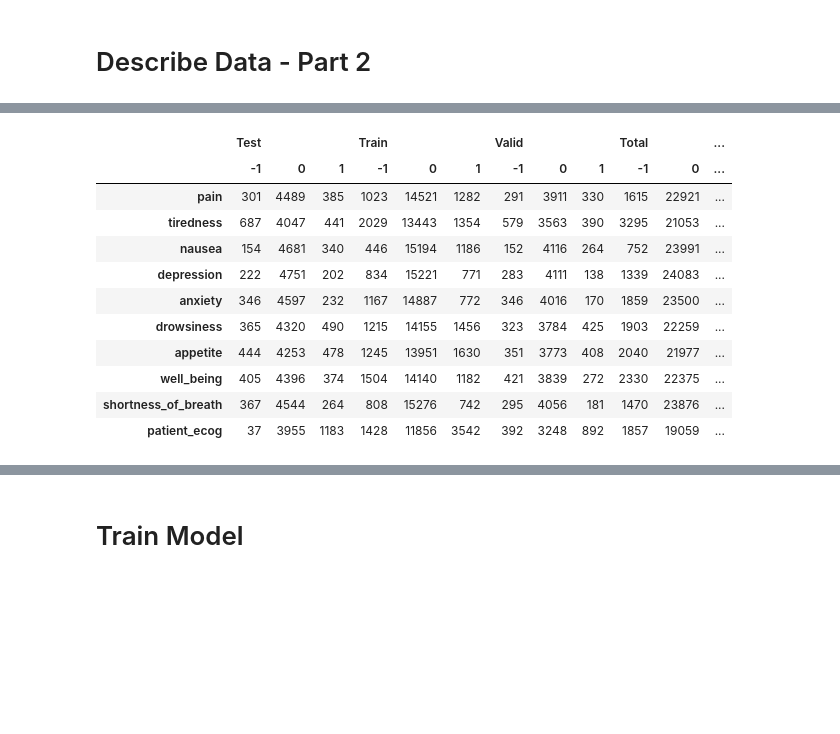
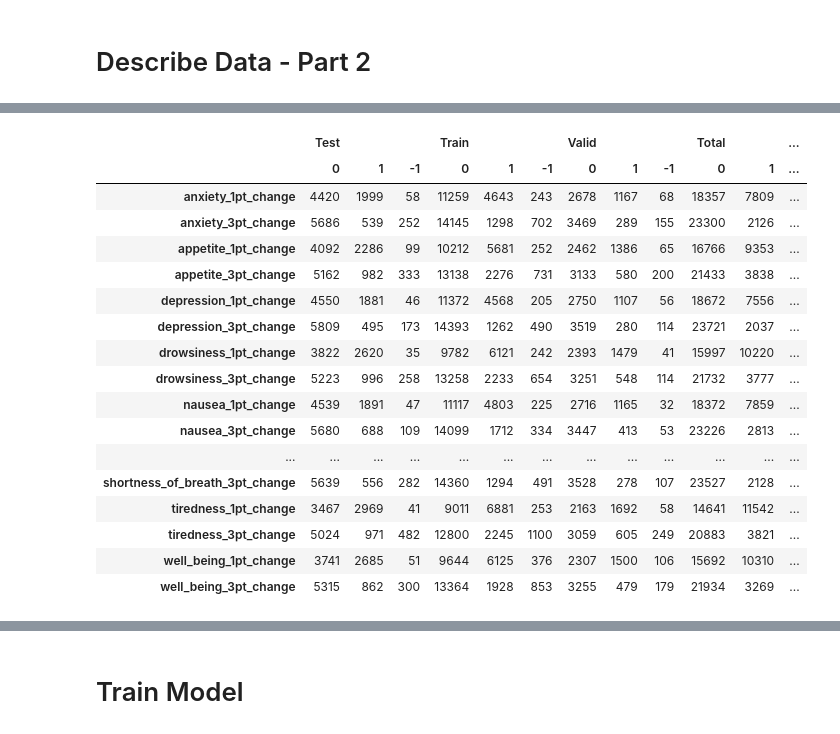
Before and after one commit to ml4oncology/PredUCE, a Jupyter notebook: notebooks/Symptom.ipynb, the cells around one changed output, grey strips where cells are left out. Drawn from its saved outputs; the diff is of its cells as text; code cells hidden in the pictures; blank space fills up the shorter version.

Commit message:
included ED visit target

```diff
--- a/notebooks/Symptom.ipynb
+++ b/notebooks/Symptom.ipynb
@@ -55,5 +66,5 @@ df = convert_to_binary_symptom_labels(df)
 # %%
-# Filter out sessions without any labels
+# filter out sessions without any labels
 target_cols = 'target_' + pd.Index(symp_cols) + '_change'
-df = drop_samples_with_no_targets(df, target_cols, missing_val=-1)
+df = drop_samples_with_no_targets(df, target_cols)
 # %% [output]
@@ -65,0 +77,3 @@ df = drop_samples_outside_study_date(df)
+# %%
+# drop drug features that were never used
+df = drop_unused_drug_features(df)
@@ -97,7 +114,8 @@ get_nmissing(df)
 df = fill_missing_data(df)
 
 # drop features with high missingness
-df = drop_highly_missing_features(df, missing_thresh=80)
+keep_cols = df.columns[df.columns.str.contains('target_')]
+df = drop_highly_missing_features(df, missing_thresh=75, keep_cols=keep_cols)
 
 # create missingness features
 df = get_missingness_features(df)
@@ -111,6 +129,6 @@ df = collapse_rare_categories(df, catcols=['cancer_site', 'morphology'])
 # %%
-X, Y, metainfo = symptom_prep_pipeline(df)
+X, Y, metainfo = symptom_prep_pipeline(df, split_date='2017-10-01', target_pt_increases=target_pt_increases)
 # clean up Y
-Y = Y[[col for col in Y.columns if col.endswith('change')]]
-for substr in ['target_', 'esas_', '_change']: Y.columns = Y.columns.str.replace(substr, '')
+Y = Y[[col for col in Y.columns if col.endswith('pt_change')]]
+for substr in ['target_', 'esas_']: Y.columns = Y.columns.str.replace(substr, '')
 # %% [output]
@@ -161,18 +181,24 @@ Number of patients   794   1949    488   3231
 # UNIT TESTING
 assert not X.isnull().any().any()
 # %%
-get_label_distribution(Y, metainfo, with_respect_to='sessions')
+get_label_distribution(Y, metainfo, with_respect_to='sessions').sort_index()
 # %% [output]
 |  | Test |  |  | Train |  |  | Valid |  |  | Total |  | ... |
-|  | -1 | 0 | 1 | -1 | 0 | 1 | -1 | 0 | 1 | -1 | 0 | ... |
-| pain | 301 | 4489 | 385 | 1023 | 14521 | 1282 | 291 | 3911 | 330 | 1615 | 22921 | ... |
-| tiredness | 687 | 4047 | 441 | 2029 | 13443 | 1354 | 579 | 3563 | 390 | 3295 | 21053 | ... |
-| nausea | 154 | 4681 | 340 | 446 | 15194 | 1186 | 152 | 4116 | 264 | 752 | 23991 | ... |
-| depression | 222 | 4751 | 202 | 834 | 15221 | 771 | 283 | 4111 | 138 | 1339 | 24083 | ... |
-| anxiety | 346 | 4597 | 232 | 1167 | 14887 | 772 | 346 | 4016 | 170 | 1859 | 23500 | ... |
-| drowsiness | 365 | 4320 | 490 | 1215 | 14155 | 1456 | 323 | 3784 | 425 | 1903 | 22259 | ... |
-| appetite | 444 | 4253 | 478 | 1245 | 13951 | 1630 | 351 | 3773 | 408 | 2040 | 21977 | ... |
-| well_being | 405 | 4396 | 374 | 1504 | 14140 | 1182 | 421 | 3839 | 272 | 2330 | 22375 | ... |
-| shortness_of_breath | 367 | 4544 | 264 | 808 | 15276 | 742 | 295 | 4056 | 181 | 1470 | 23876 | ... |
-| patient_ecog | 37 | 3955 | 1183 | 1428 | 11856 | 3542 | 392 | 3248 | 892 | 1857 | 19059 | ... |
+|  | 0 | 1 | -1 | 0 | 1 | -1 | 0 | 1 | -1 | 0 | 1 | ... |
+| anxiety_1pt_change | 4420 | 1999 | 58 | 11259 | 4643 | 243 | 2678 | 1167 | 68 | 18357 | 7809 | ... |
+| anxiety_3pt_change | 5686 | 539 | 252 | 14145 | 1298 | 702 | 3469 | 289 | 155 | 23300 | 2126 | ... |
+| appetite_1pt_change | 4092 | 2286 | 99 | 10212 | 5681 | 252 | 2462 | 1386 | 65 | 16766 | 9353 | ... |
+| appetite_3pt_change | 5162 | 982 | 333 | 13138 | 2276 | 731 | 3133 | 580 | 200 | 21433 | 3838 | ... |
+| depression_1pt_change | 4550 | 1881 | 46 | 11372 | 4568 | 205 | 2750 | 1107 | 56 | 18672 | 7556 | ... |
+| depression_3pt_change | 5809 | 495 | 173 | 14393 | 1262 | 490 | 3519 | 280 | 114 | 23721 | 2037 | ... |
+| drowsiness_1pt_change | 3822 | 2620 | 35 | 9782 | 6121 | 242 | 2393 | 1479 | 41 | 15997 | 10220 | ... |
+| drowsiness_3pt_change | 5223 | 996 | 258 | 13258 | 2233 | 654 | 3251 | 548 | 114 | 21732 | 3777 | ... |
+| nausea_1pt_change | 4539 | 1891 | 47 | 11117 | 4803 | 225 | 2716 | 1165 | 32 | 18372 | 7859 | ... |
+| nausea_3pt_change | 5680 | 688 | 109 | 14099 | 1712 | 334 | 3447 | 413 | 53 | 23226 | 2813 | ... |
+| ... | ... | ... | ... | ... | ... | ... | ... | ... | ... | ... | ... | ... |
+| shortness_of_breath_3pt_change | 5639 | 556 | 282 | 14360 | 1294 | 491 | 3528 | 278 | 107 | 23527 | 2128 | ... |
+| tiredness_1pt_change | 3467 | 2969 | 41 | 9011 | 6881 | 253 | 2163 | 1692 | 58 | 14641 | 11542 | ... |
+| tiredness_3pt_change | 5024 | 971 | 482 | 12800 | 2245 | 1100 | 3059 | 605 | 249 | 20883 | 3821 | ... |
+| well_being_1pt_change | 3741 | 2685 | 51 | 9644 | 6125 | 376 | 2307 | 1500 | 106 | 15692 | 10310 | ... |
+| well_being_3pt_change | 5315 | 862 | 300 | 13364 | 1928 | 853 | 3255 | 479 | 179 | 21934 | 3269 | ... |
 # %%
```
Also changed, not shown: parts of 22 cells of this notebook, 10 other files.
